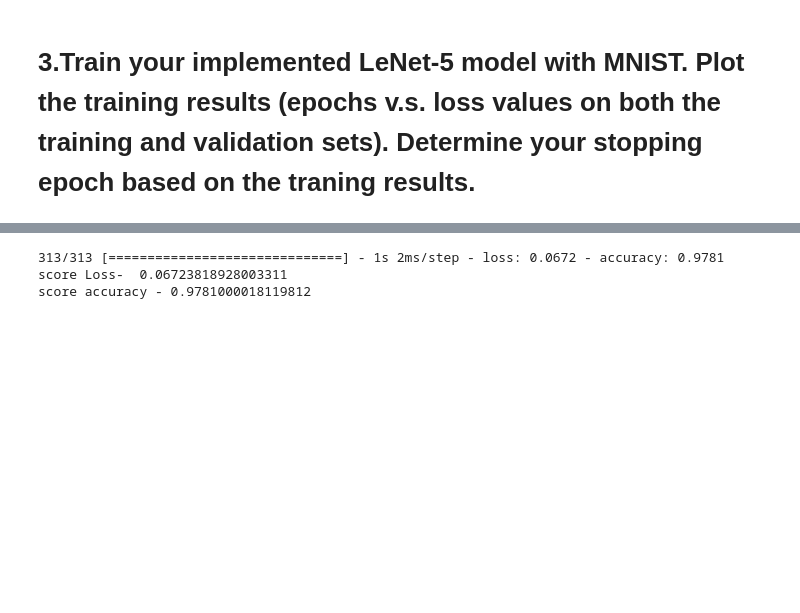
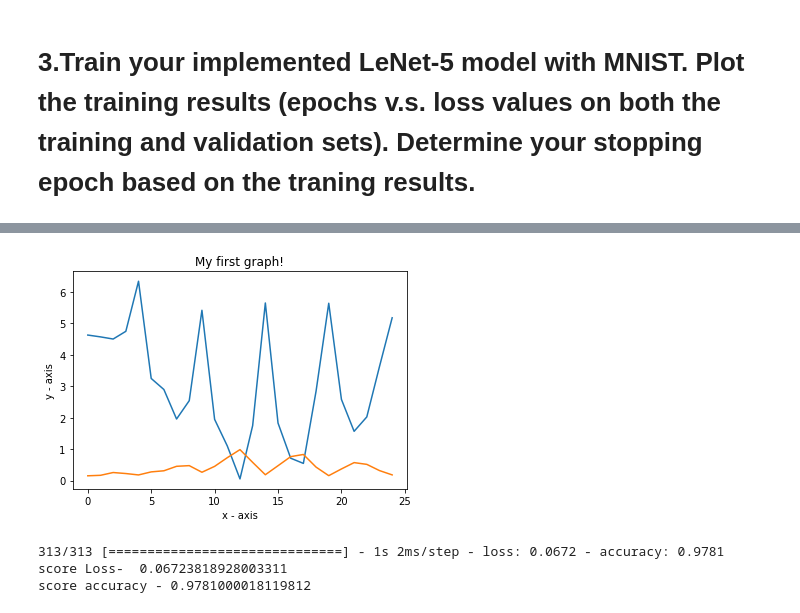
Before and after one commit to appersaravanan/Semeter-2-Assignment-1, a Jupyter notebook: Assignment_3.ipynb, the cells around one changed output, grey strips where cells are left out. Cells and saved outputs as stored; diff of their text form; code cells hidden in the pictures; blank space fills up the shorter version.

```diff
--- a/Assignment_3.ipynb
+++ b/Assignment_3.ipynb
@@ -260,7 +258,7 @@ https://github.com/artur-deluca/landscapeviz/blob/41c2bf4d7bc5f044e9462ce46661a3
 vector_x, vector_y = list(), list()
 cast = np.array([1]).T
 np.random.seed(None)
-for layer in new_model.get_weights():
+for layer in model.get_weights():
 
     k = len(layer.shape) -1
     print(k)
@@ -290,3 +288,12 @@ for layer in new_model.get_weights():
     )
 print(len(vector_x));
 print(len(vector_y))
+
+def _obj_fn(model, data, solution):
+
+    old_weights = model.get_weights()
+    model.set_weights(solution)
+    value = model.evaluate(data[0], data[1], verbose=0)
+    model.set_weights(old_weights)
+
+    return value
@@ -314,2 +320,19 @@ _________________________________________________________________
+# %%
+  grid_length , extension =10,1
+  space = np.linspace(-extension, extension, grid_length)
+  origin =model.get_weights()
+  X, Y = np.meshgrid(space, space)
+  Z= list()
+  for i in range(grid_length):
+      for j in range(grid_length):
+          solution = [
+              origin[x] + X[i][j] * vector_x[x] +
+              Y[i][j] * vector_y[x]
+              for x in range(len(origin))
+          ]
+
+          Z.append(_obj_fn(model, (x_train, y_train), solution))
+
+  Z = np.array(Z)
 # %% [markdown]
 # 3.Train your implemented LeNet-5 model with MNIST. Plot the training results (epochs v.s. loss values on both the training and validation sets). Determine your stopping epoch based on the traning results.
@@ -316,3 +359,22 @@ _________________________________________________________________
+# %%
+import matplotlib.pyplot as plt
+
+
+# plotting the points
+plt.plot(Z)
+
+# naming the x axis
+plt.xlabel('x - axis')
+# naming the y axis
+plt.ylabel('y - axis')
+
+# giving a title to my graph
+plt.title('My first graph!')
+
+# function to show the plot
+plt.show()
+# %% [output]
+[figure, added]
 # %%
 score = model.evaluate(x_test, y_test);
 print('score Loss- ', score[0])
```
Also changed, not shown: parts of 7 cells of this notebook.
